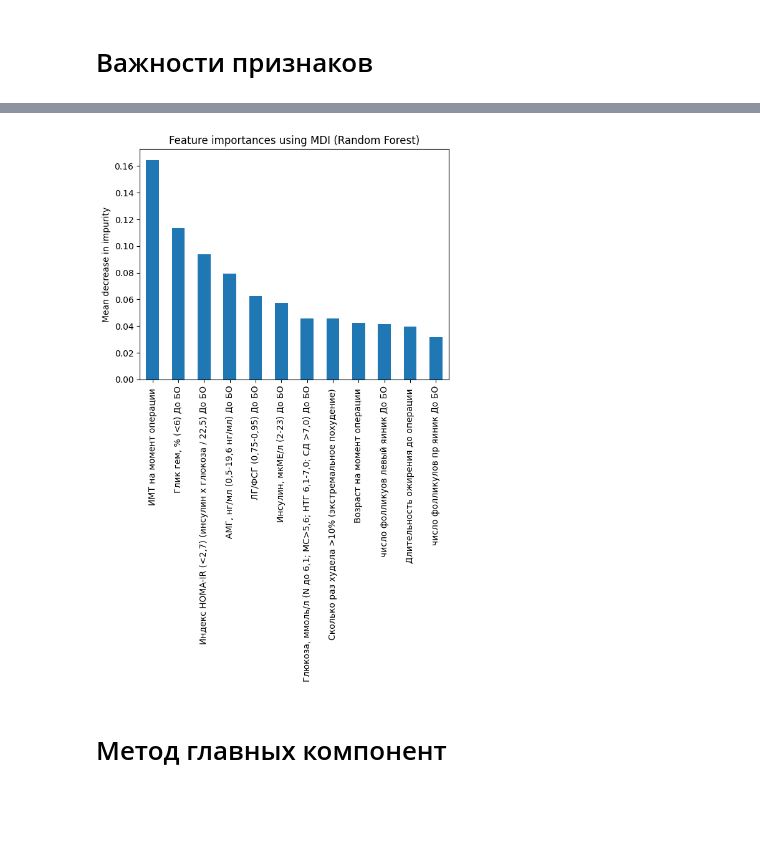
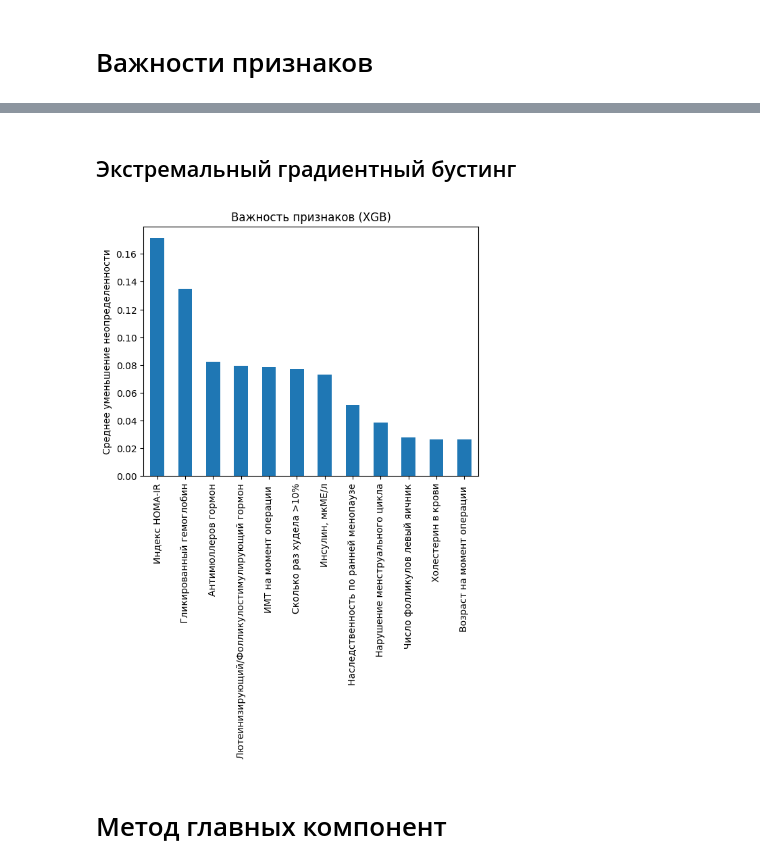
Before and after one commit to abulkairhamitov/bariatricSurgeryML, a Jupyter notebook: amg.ipynb, the cells around one changed output, grey strips where cells are left out. Cells and saved outputs as stored; diff of their text form; code cells hidden in the pictures; blank space fills up the shorter version.

Commit message:
notebooks has edited, add appendices

```diff
--- a/amg.ipynb
+++ b/amg.ipynb
@@ -224,5 +186,11 @@ df_amg = df_amg.fillna(fillna_dict)
 X = df_amg.loc[:, df_amg.columns != 'Увеличилось ли АМГ']
 y = df_amg.loc[:, df_amg.columns == 'Увеличилось ли АМГ']
 # %%
-model_names = ['logreg', 'knn', 'svc', 'nb', 'dt', 'rt', 'xgbx']
+model_names = ['logreg', 'knn', 'svc', 'nb', 'dt', 'rt', 'xgbx', 'nn']
 models_auc_dict = {model: [] for model in model_names}
+weights = {
+    'LogisticRegression': [],
+    'RandomForest': [],
+    'XGB': []
+}
+feature_names = X.columns
@@ -283,3 +306,0 @@ feature_importances = rt.feature_importances_
-# %%
-for i, column in enumerate(X.columns):
-    print(column, feature_importances[i])
@@ -303,0 +378,16 @@ for i, column in enumerate(X.columns):
+# %%
+feature_names = X.columns
+
+importances = []
+for column in rt_weights.columns:
+    importances.append(mean(rt_weights[column]))
+
+feature_scores = pd.Series(importances, index=rt_weights.columns).sort_values(ascending=False)
+
+feature_scores = feature_scores.rename(rename_columns)
+
+fig, ax = plt.subplots()
+feature_scores[:12].plot.bar(ax=ax)
+ax.set_title("Важность признаков (cлучайный лес)")
+ax.set_ylabel("Среднее уменьшение неопределенности")
+plt.show()
@@ -304,17 +396,23 @@ for i, column in enumerate(X.columns):
+# %% [markdown]
+## Экстремальный градиентный бустинг
 # %%
 feature_names = X.columns
 
-feature_importances = rt.feature_importances_
+importances = []
+for column in xgb_weights.columns:
+    importances.append(mean(xgb_weights[column]))
 
-feature_scores = pd.Series(rt.feature_importances_, index=feature_names).sort_values(ascending=False)
+feature_scores = pd.Series(importances, index=xgb_weights.columns).sort_values(ascending=False)
+
+feature_scores = feature_scores.rename(rename_columns)
 
 fig, ax = plt.subplots()
 feature_scores[:12].plot.bar(ax=ax)
-ax.set_title("Feature importances using MDI (Random Forest)")
-ax.set_ylabel("Mean decrease in impurity")
-fig.tight_layout()
+ax.set_title("Важность признаков (XGB)")
+ax.set_ylabel("Среднее уменьшение неопределенности")
+plt.show()
 # %% [output]
-[figure, old version]
+[figure, new version]
 # %% [markdown]
 # Метод главных компонент
 # %%
```
Also changed, not shown: parts of 28 cells of this notebook, 6 other files.
